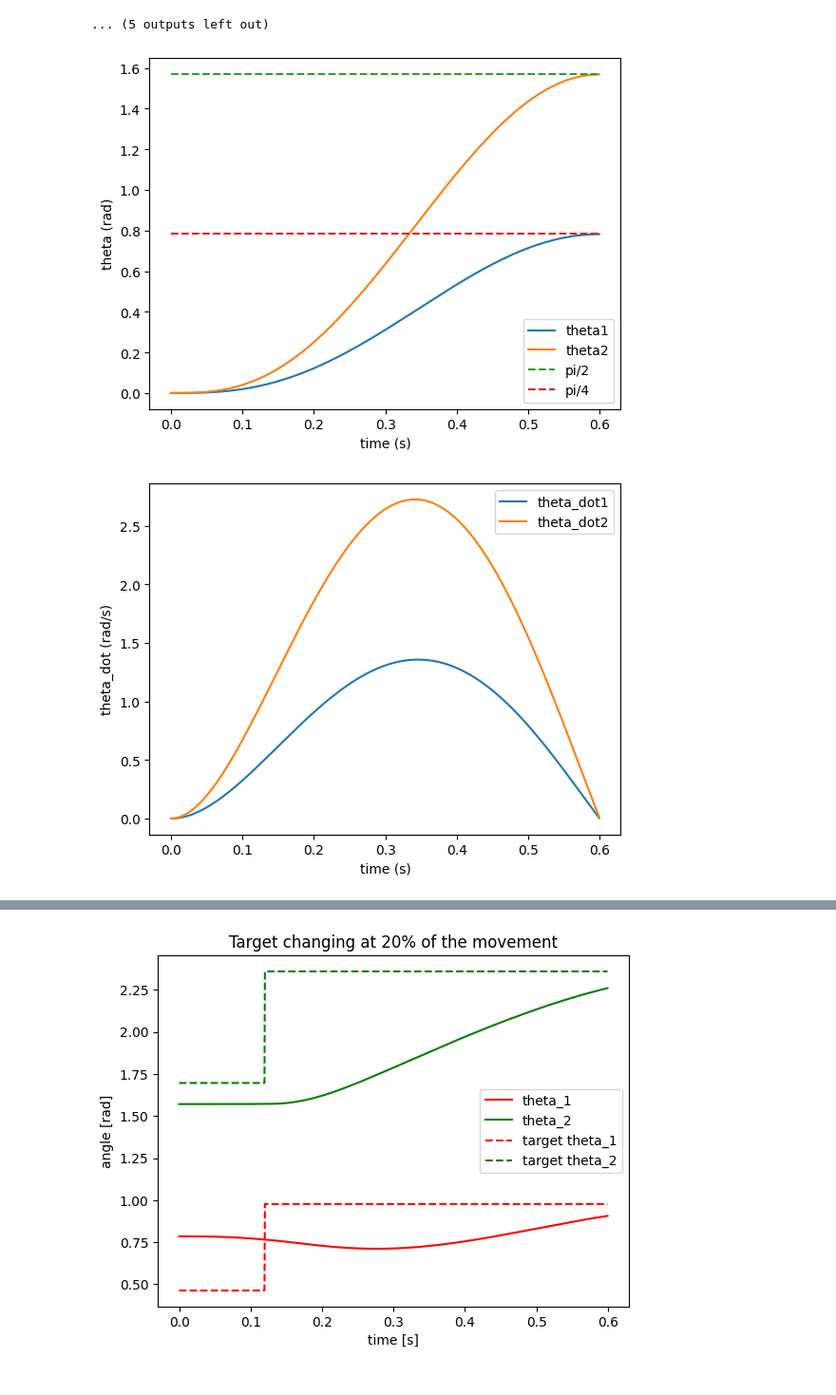
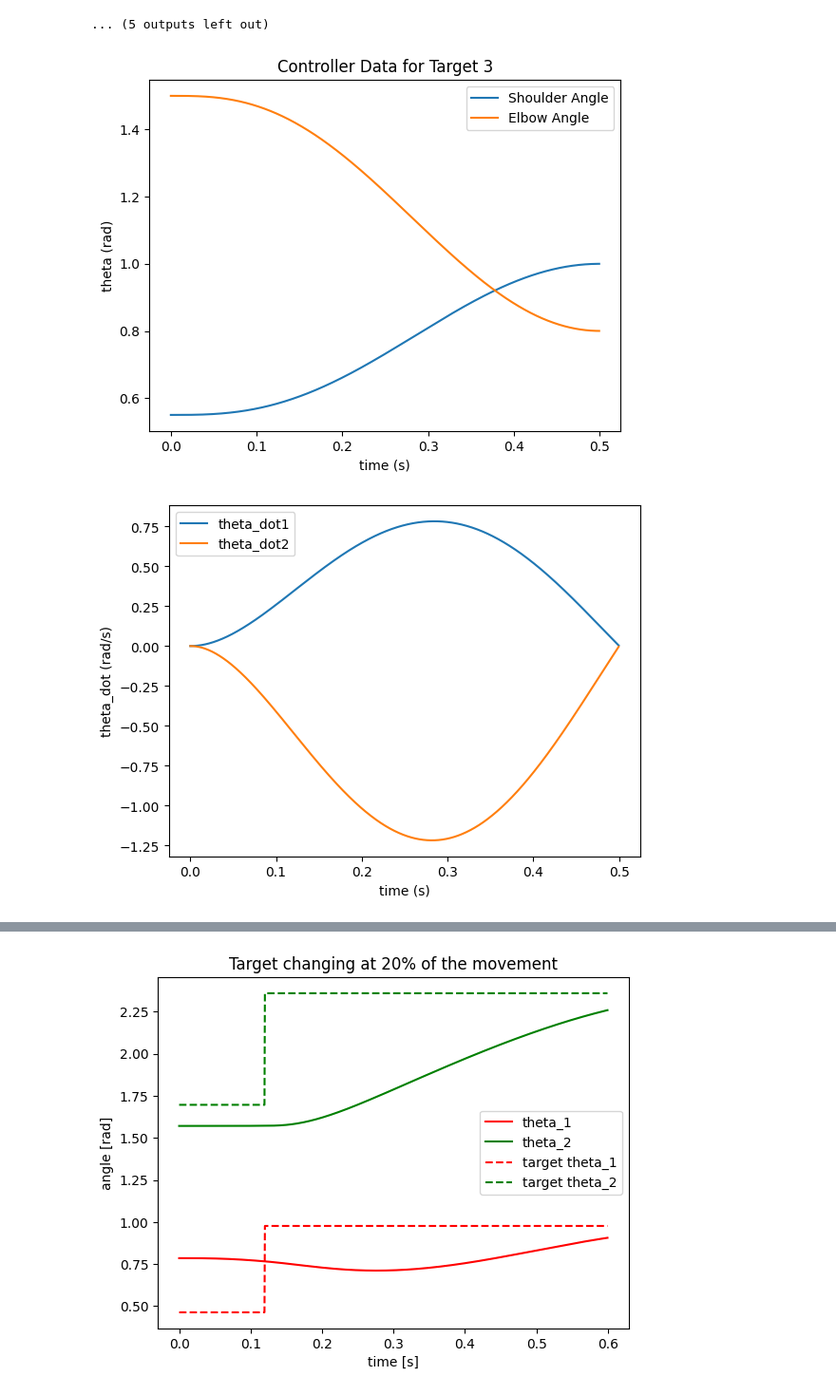
Before and after one commit to AcaAac/Neuroscience-EPL, a Jupyter notebook: Project1/P1_V8.ipynb, the cells around one changed output, grey strips where cells are left out. Shown at 95% size. Cells and saved outputs as stored; diff of their text form; code cells hidden in the pictures.

```diff
--- a/Project1/P1_V8.ipynb
+++ b/Project1/P1_V8.ipynb
@@ -247,42 +247,43 @@ A = np.array([1,dt,0,0,0,0,0,1 - (dt * G/I),1 + dt/I,0,0,0,0,0,1 - dt/tau,0,0,0,
 B = np.array([0,0,(dt/tau),0,0,0]).reshape(6,1)
 
 N = 1000
 
 (L, S) = backwards_optimal_control(N, A, B, Q, Qk, R, 6)
 
 x = np.zeros((N,6,1))
-x[0,:,:] = np.array([theta,theta_dot, T, np.pi/4, 0, 0]).reshape((6,1))
+x[0,:,:] = np.array([0.55,theta_dot, T, 1, 0, 0]).reshape((6,1))
 x = forward_optimal_control(N, A, B, R, L, x, 6)
 
 x2 = np.zeros((N,6,1))
-x2[0,:,:] = np.array([theta,theta_dot, T, np.pi/2, 0, 0]).reshape((6,1))
+x2[0,:,:] = np.array([1.5,theta_dot, T, 0.8, 0, 0]).reshape((6,1))
 x2 = forward_optimal_control(N, A, B, R, L, x2, 6)
 
 # Plot the results
 fig, ax = plt.subplots()
-time = 0.6 # seconds
+time = 0.5 # seconds
 x_axis = np.arange(0, time, time/N)
-plt.plot(x_axis, x[:,0,0], label = "theta1")
-plt.plot(x_axis, x2[:,0,0], label = "theta2")
+plt.title('Controller Data for Target 3')
+plt.plot(x_axis, x[:,0,0], label = "Shoulder Angle")
+plt.plot(x_axis, x2[:,0,0], label = "Elbow Angle")
 # axis labels
 plt.xlabel('time (s)')
 plt.ylabel('theta (rad)')
 # plot a dotted line on for y = pi/2 and y = pi/4
-plt.plot(x_axis, np.ones(N)*np.pi/2, '--', label = "pi/2")
-plt.plot(x_axis, np.ones(N)*np.pi/4, '--', label = "pi/4")
+# plt.plot(x_axis, np.ones(N)*np.pi/2, '--', label = "pi/2")
+# plt.plot(x_axis, np.ones(N)*np.pi/4, '--', label = "pi/4")
 # draw a small dot in the beginning of each dotted line with the proper caption of y = pi/2 and y = pi/4
 plt.legend()
 fig, ax = plt.subplots()
 plt.plot(x_axis, x[:,1,0], label = "theta_dot1")
 plt.plot(x_axis, x2[:,1,0], label = "theta_dot2")
 plt.xlabel('time (s)')
 plt.ylabel('theta_dot (rad/s)')
 
 plt.legend()
 plt.show()
 # %% [output]
-[figure, old version]
+[figure, new version]
-[figure, old version]
+[figure, new version]
 # %%
 # Add feedback to the 1 joint model
 
```
Also changed, not shown: parts of 3 cells of this notebook, 5 other files.
